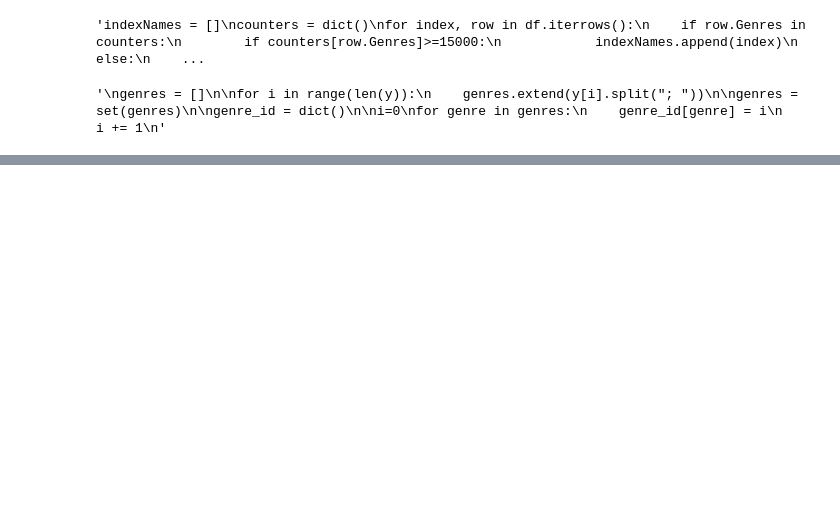
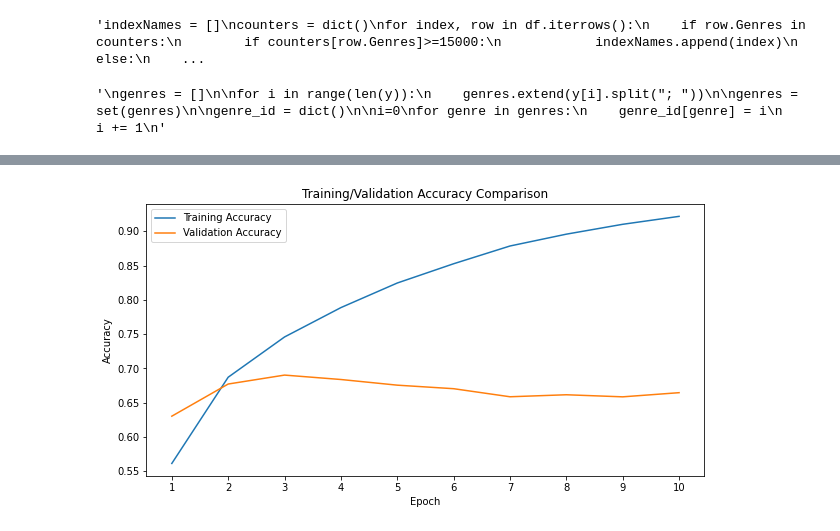
Before and after one commit to pedromiglou/Musical_Genre_Detection, a Jupyter notebook: LSTM.ipynb, the cells around one changed output, grey strips where cells are left out. Saved outputs shown, nothing was run; the diff lists cells and outputs as text; code cells hidden in the pictures; blank space fills up the shorter version.

```diff
--- a/LSTM.ipynb
+++ b/LSTM.ipynb
@@ -170,0 +238,3 @@ Epoch 20/34
+# %%
+model = LSTM_Model()
+results = model.fit(x_train, y_train, validation_data=(x_val,y_val), epochs=10)
@@ -170,0 +262,6 @@ Epoch 20/34
+# %%
+plot_accuracy_comparison([results.history["accuracy"], results.history["val_accuracy"]],
+                        "Training/Validation Accuracy Comparison",
+                        ["Training Accuracy", "Validation Accuracy"])
+# %% [output]
+[figure, added]
```
Also changed, not shown: parts of 30 cells of this notebook, 2 other files.
